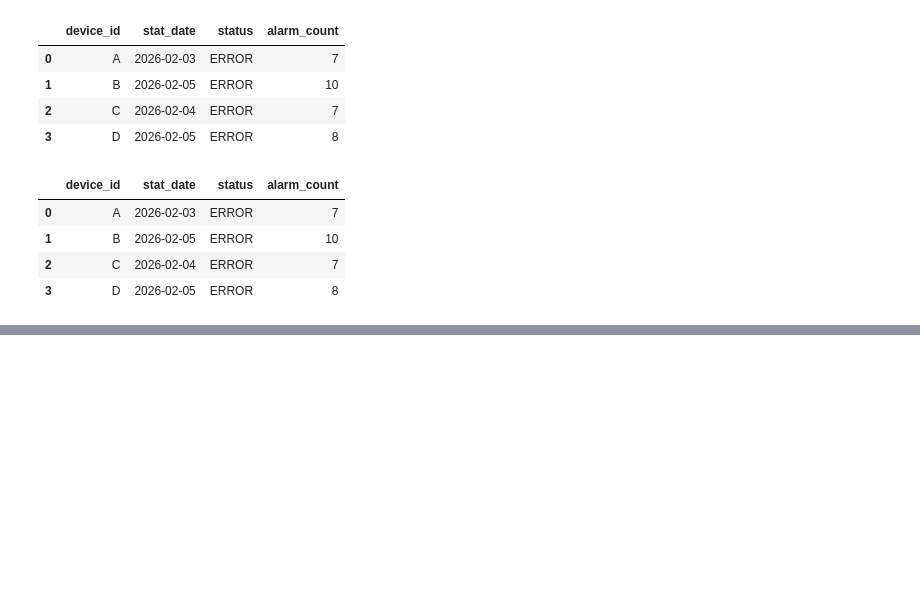
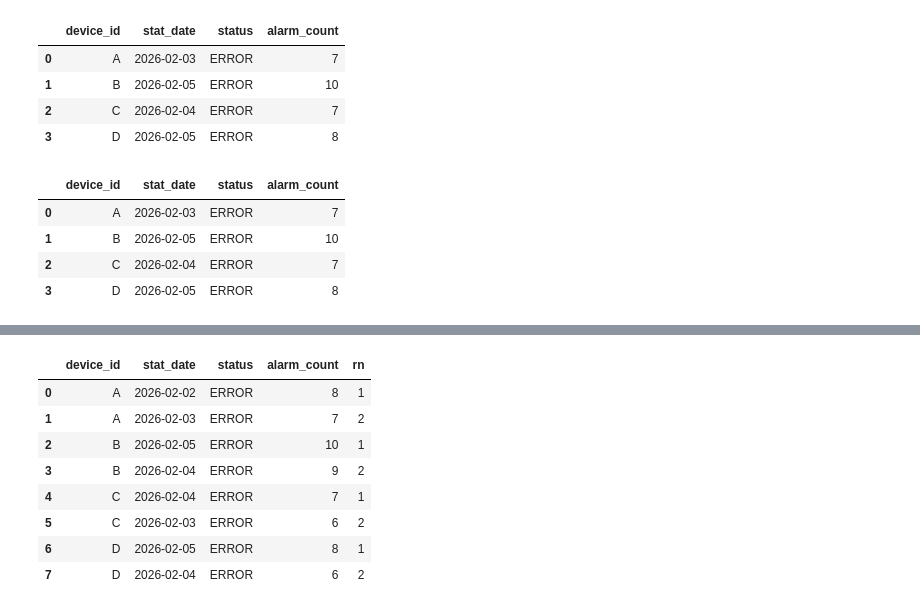
Before and after one commit to zhuimengren9527/projects, a Jupyter notebook: 02_sql_and_pandas/window_function/05_integrated_practice/01_device_daily_analysis_integrated.ipynb, the cells around one changed output, grey strips where cells are left out. Cells and saved outputs as stored; diff of their text form; code cells hidden in the pictures; blank space fills up the shorter version.

```diff
--- a/02_sql_and_pandas/window_function/05_integrated_practice/01_device_daily_analysis_integrated.ipynb
+++ b/02_sql_and_pandas/window_function/05_integrated_practice/01_device_daily_analysis_integrated.ipynb
@@ -587,0 +631,29 @@ df_pd
+# %%
+# ==================
+# Task4(PANDAS轨道 )
+# ==================
+
+df_pd = (
+    df
+    .sort_values(by=['device_id','alarm_count','stat_date'],ascending=[True,False,False])
+    .assign(
+        rn = lambda x:(
+            x.groupby('device_id')['alarm_count']
+            .cumcount() + 1
+        )
+    )
+
+    .query('rn <= 2')
+    .reset_index(drop=True)
+)
+df_pd
+# %% [output]
+|  | device_id | stat_date | status | alarm_count | rn |
+| 0 | A | 2026-02-02 | ERROR | 8 | 1 |
+| 1 | A | 2026-02-03 | ERROR | 7 | 2 |
+| 2 | B | 2026-02-05 | ERROR | 10 | 1 |
+| 3 | B | 2026-02-04 | ERROR | 9 | 2 |
+| 4 | C | 2026-02-04 | ERROR | 7 | 1 |
+| 5 | C | 2026-02-03 | ERROR | 6 | 2 |
+| 6 | D | 2026-02-05 | ERROR | 8 | 1 |
+| 7 | D | 2026-02-04 | ERROR | 6 | 2 |
```
Also changed, not shown: parts of 1 cell of this notebook, 1 other file.
